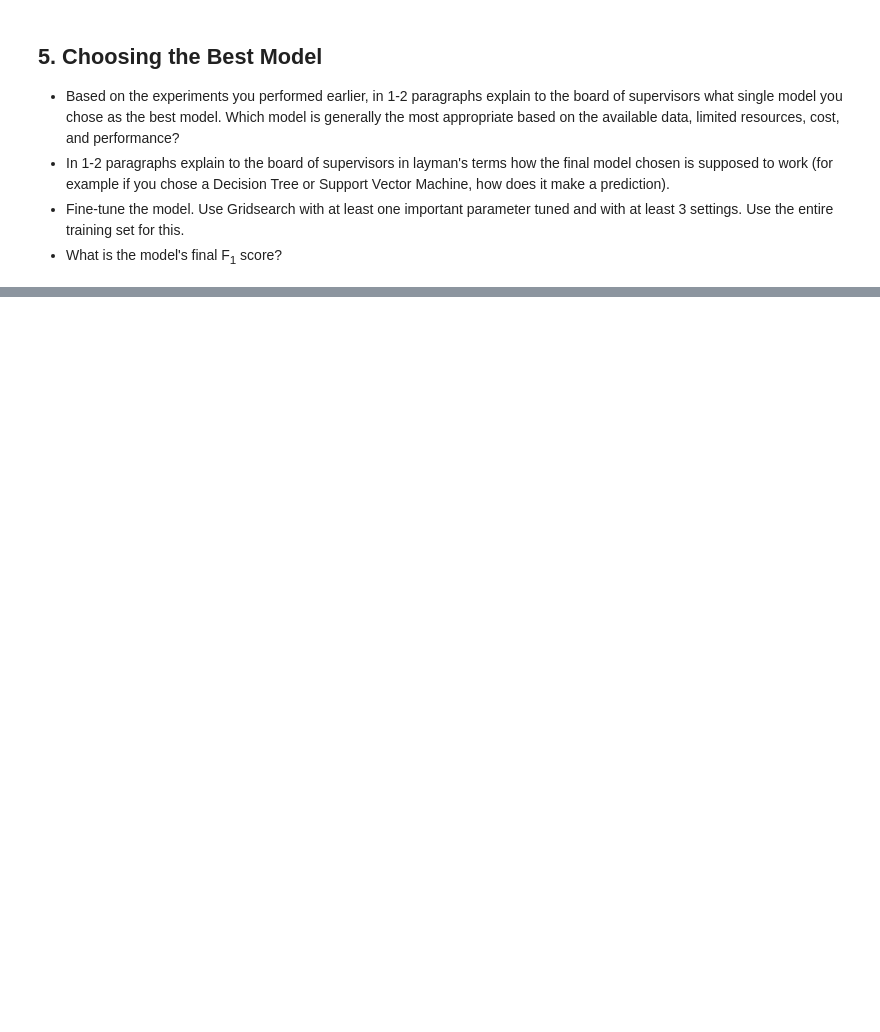
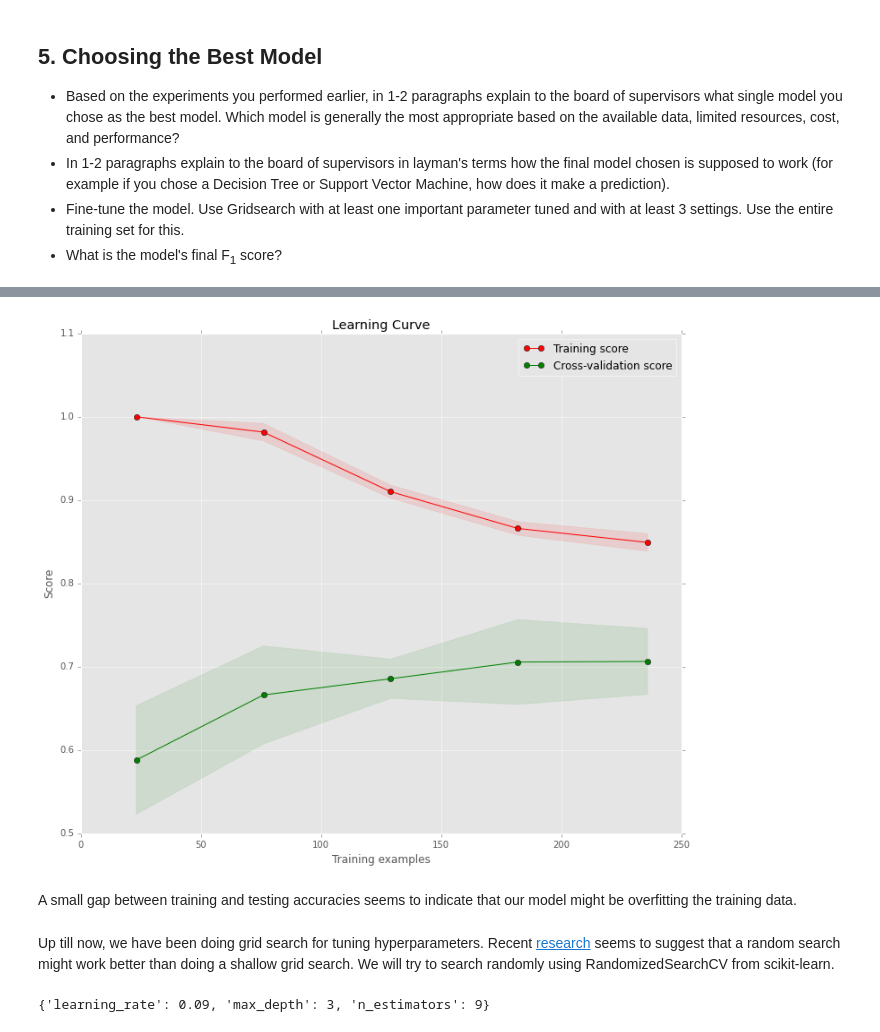
Before and after one commit to Sandeep42/Machine-Learning-Engineer-Udacity, a Jupyter notebook: projects/student_intervention/student_intervention.ipynb, the cells around one changed output, grey strips where cells are left out. Saved outputs shown, nothing was run; the diff lists cells and outputs as text; code cells hidden in the pictures; blank space fills up the shorter version.

```diff
--- a/projects/student_intervention/student_intervention.ipynb
+++ b/projects/student_intervention/student_intervention.ipynb
@@ -227,0 +517,6 @@ def train_predict(clf, X_train, y_train, X_test, y_test):
+# %%
+param = {'n_estimators':[10,11,12,13,14,15,16,17,18,19,20,50,100],
+         'max_depth':[2,3,4,5,6,7,8,9]
+}
+gbcclf = GridSearchCV(GradientBoostingClassifier(),param_grid= param,n_jobs=-1,cv=10)
+gbcclf.fit(X_train,y_train)
@@ -227,0 +552,20 @@ def train_predict(clf, X_train, y_train, X_test, y_test):
+# %%
+plot_learning_curve(gbcclf.best_estimator_,X= X_train.values, y= y_train.values,title= 'Learning Curve',cv=10)
+# %% [output]
+[figure, added]
+# %% [markdown]
+A small gap between training and testing accuracies seems to indicate that our model might be overfitting the training data.
+# %% [markdown]
+Up till now, we have been doing grid search for tuning hyperparameters. Recent [research](http://www.jmlr.org/papers/volume13/bergstra12a/bergstra12a.pdf) seems to suggest that a random search might work better than doing a shallow grid search. We will try to search randomly using RandomizedSearchCV from scikit-learn.
+# %%
+from scipy.stats import randint as sp_randint
+param_dist = {"max_depth":sp_randint(2,4),
+              "n_estimators": sp_randint(5,16),
+              "learning_rate":[0.01,0.02,0.03,0.04,0.05,0.001,0.06,0.07,0.08,0.09]
+             }
+clf = GradientBoostingClassifier()
+gbcclfr = RandomizedSearchCV(clf, param_distributions= param_dist, n_iter=500,cv=10,n_jobs=-1)
+gbcclfr.fit(X_train,y_train)
+gbcclfr.best_params_
+# %% [output]
+{'learning_rate': 0.09, 'max_depth': 3, 'n_estimators': 9}
```
Also changed, not shown: parts of 59 cells of this notebook, 16 other files.
